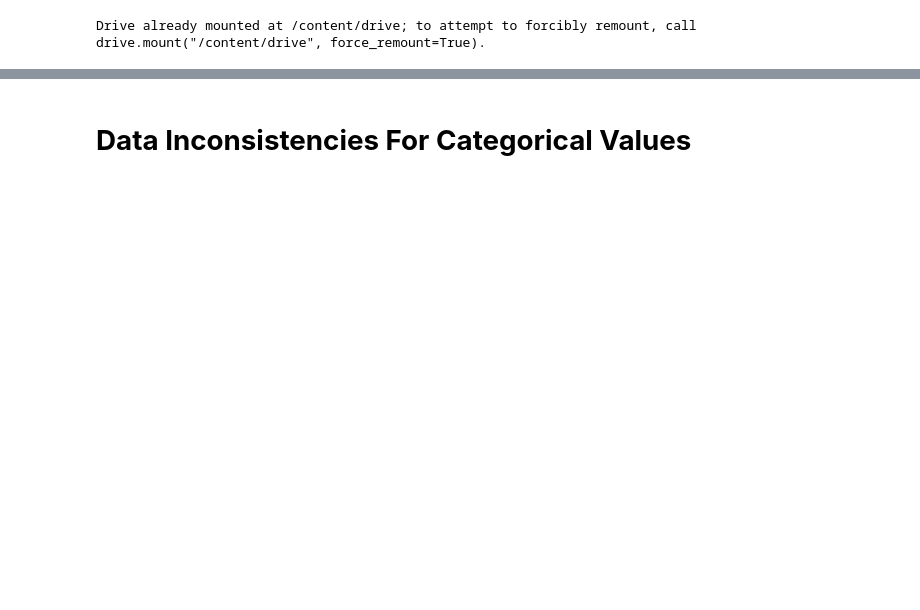
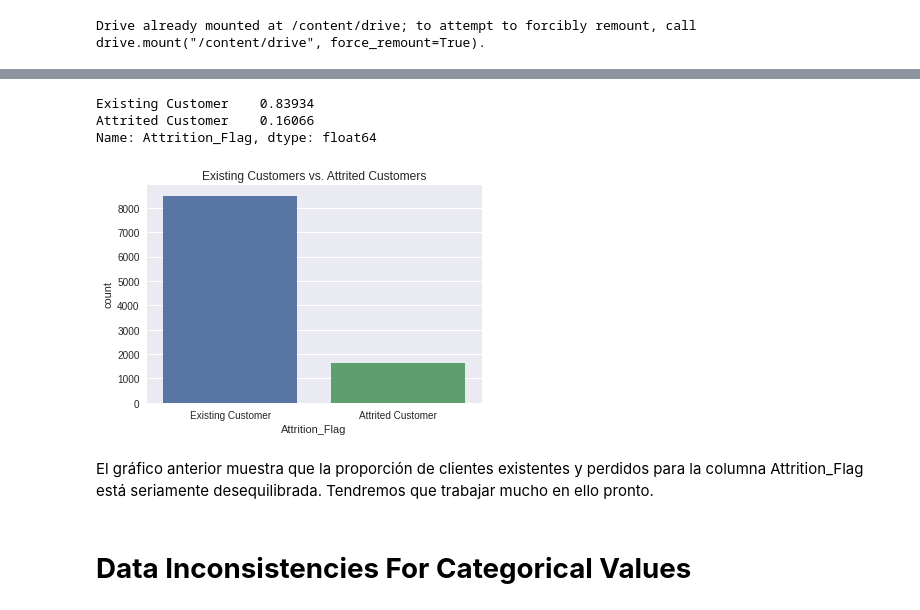
Before and after one commit to MaicolFranco/Prediction_Credit_Card, a Jupyter notebook: Credit_Card_Prediction.ipynb, the cells around one changed output, grey strips where cells are left out. Cells and saved outputs as stored; diff of their text form; code cells hidden in the pictures; blank space fills up the shorter version.

```diff
--- a/Credit_Card_Prediction.ipynb
+++ b/Credit_Card_Prediction.ipynb
@@ -50,5 +57,3 @@ df.head()
-# %%
-df = df.drop(['CLIENTNUM', 'Naive_Bayes_Classifier_Attrition_Flag_Card_Category_Contacts_Count_12_mon_Dependent_count_Education_Level_Months_Inactive_12_mon_1', 'Naive_Bayes_Classifier_Attrition_Flag_Card_Category_Contacts_Count_12_mon_Dependent_count_Education_Level_Months_Inactive_12_mon_2'], axis=1)
 # %%
 df.info()
 # %% [output]
@@ -112,0 +95,16 @@ Card_Category
+# %%
+#Modelo de clasificación
+target = df['Attrition_Flag']
+target.value_counts(normalize=True)
+# %% [output]
+Existing Customer    0.83934
+Attrited Customer    0.16066
+Name: Attrition_Flag, dtype: float64
+# %%
+%matplotlib inline
+plt.title('Existing Customers vs. Attrited Customers')
+sns.countplot(x=target);
+# %% [output]
+[figure, added]
+# %% [markdown]
+El gráfico anterior muestra que la proporción de clientes existentes y perdidos para la columna Attrition_Flag está seriamente desequilibrada. Tendremos que trabajar mucho en ello pronto.
```
Also changed, not shown: parts of 63 cells of this notebook.
